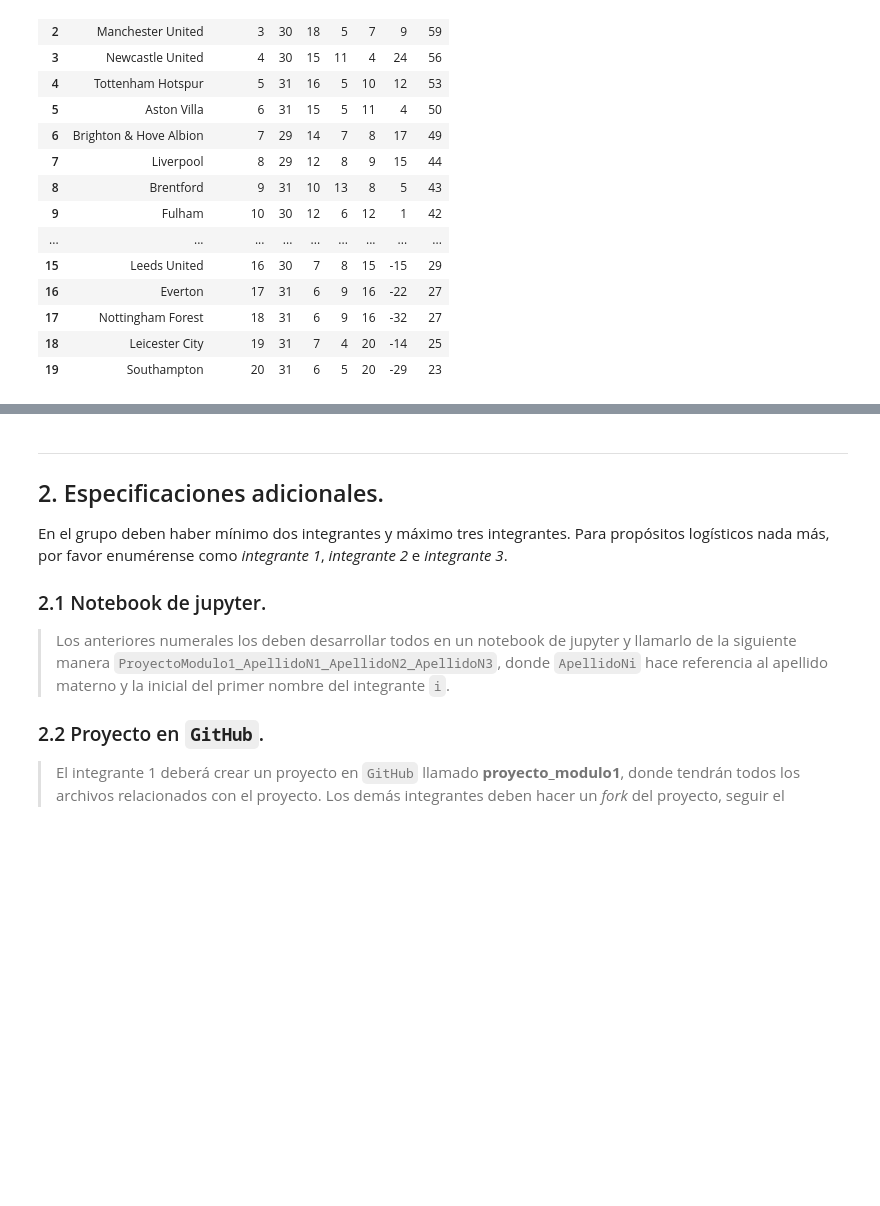
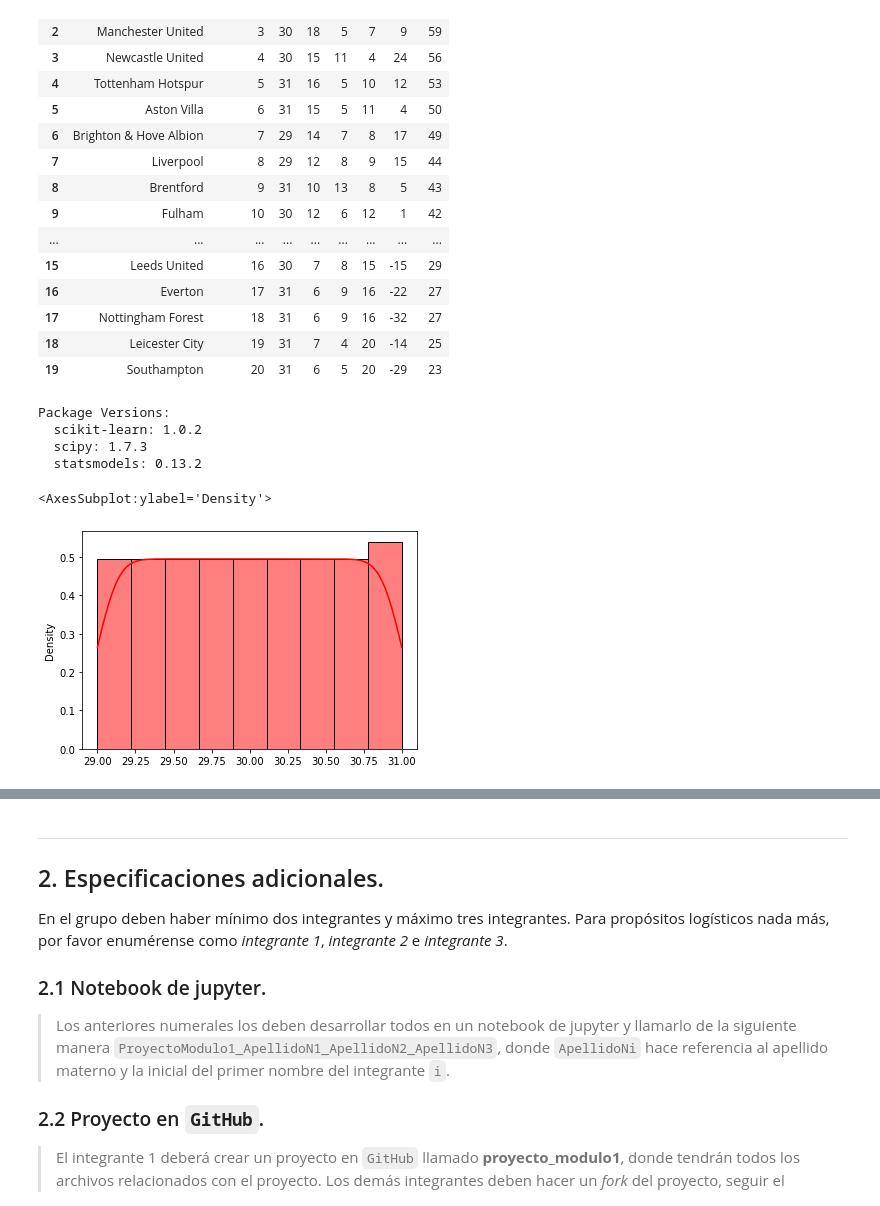
Before and after one commit to adrianhb01/Proyecto_Tema_2_Equipo_8, a Jupyter notebook: Proyecto Tema 2 - Equipo 8.ipynb, the cells around one changed output, grey strips where cells are left out. Cells and saved outputs as stored; diff of their text form; code cells hidden in the pictures; blank space fills up the shorter version.

```diff
--- a/Proyecto Tema 2 - Equipo 8.ipynb
+++ b/Proyecto Tema 2 - Equipo 8.ipynb
@@ -124,3 +131,61 @@ df1
 | 17 | Nottingham Forest | 18 | 31 | 6 | 9 | 16 | -32 | 27 |
 | 18 | Leicester City | 19 | 31 | 7 | 4 | 20 | -14 | 25 |
 | 19 | Southampton | 20 | 31 | 6 | 5 | 20 | -29 | 23 |
+# %%
+import numpy as np
+from sklearn.neighbors import KernelDensity
+from scipy.stats import gaussian_kde
+from statsmodels.nonparametric.kde import KDEUnivariate
+from statsmodels.nonparametric.kernel_density import KDEMultivariate
+
+def kde_scipy(x, x_grid, bandwidth=0.2, **kwargs):
+    """Kernel Density Estimation with Scipy"""
+    # Note that scipy weights its bandwidth by the covariance of the
+    # input data.  To make the results comparable to the other methods,
+    # we divide the bandwidth by the sample standard deviation here.
+    kde = gaussian_kde(x, bw_method=bandwidth / x.std(ddof=1), **kwargs)
+    return kde.evaluate(x_grid)
+
+
+def kde_statsmodels_u(x, x_grid, bandwidth=0.2, **kwargs):
+    """Univariate Kernel Density Estimation with Statsmodels"""
+    kde = KDEUnivariate(x)
+    kde.fit(bw=bandwidth, **kwargs)
+    return kde.evaluate(x_grid)
+
+
+def kde_statsmodels_m(x, x_grid, bandwidth=0.2, **kwargs):
+    """Multivariate Kernel Density Estimation with Statsmodels"""
+    kde = KDEMultivariate(x,
+                          bw='cv_ml',  #bandwidth * np.ones_like(x),
+                          var_type='c', **kwargs)
+    return kde.pdf(x_grid)
+
+
+def kde_sklearn(x, x_grid, bandwidth=0.2, **kwargs):
+    """Kernel Density Estimation with Scikit-learn"""
+    kde_skl = KernelDensity(bandwidth=bandwidth, **kwargs)
+    kde_skl.fit(x[:, np.newaxis])
+    # score_samples() returns the log-likelihood of the samples
+    log_pdf = kde_skl.score_samples(x_grid[:, np.newaxis])
+    return np.exp(log_pdf)
+
+
+kde_funcs = [kde_statsmodels_u, kde_statsmodels_m, kde_scipy, kde_sklearn]
+kde_funcnames = ['Statsmodels-U', 'Statsmodels-M', 'Scipy', 'Scikit-learn']
+
+print( "Package Versions:")
+import sklearn; print( "  scikit-learn:", sklearn.__version__)
+import scipy; print ("  scipy:", scipy.__version__)
+import statsmodels; print( "  statsmodels:", statsmodels.__version__)
+# %% [output]
+Package Versions:
+  scikit-learn: 1.0.2
+  scipy: 1.7.3
+  statsmodels: 0.13.2
+# %%
+data= df1
+sns.histplot(data=x, stat='density', kde=True, kde_kws={'bw_method': .2}, color='r', bins=9)
+# %% [output]
+<AxesSubplot:ylabel='Density'>
+[figure, added]
```
Also changed, not shown: parts of 9 cells of this notebook.
